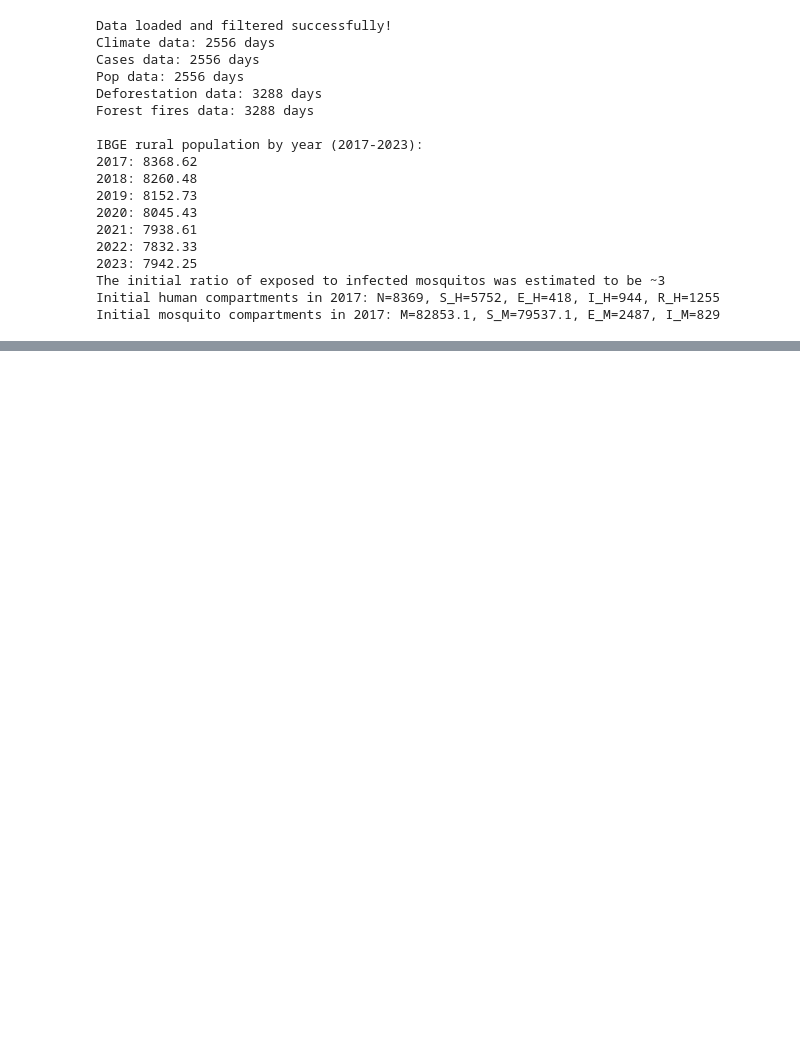
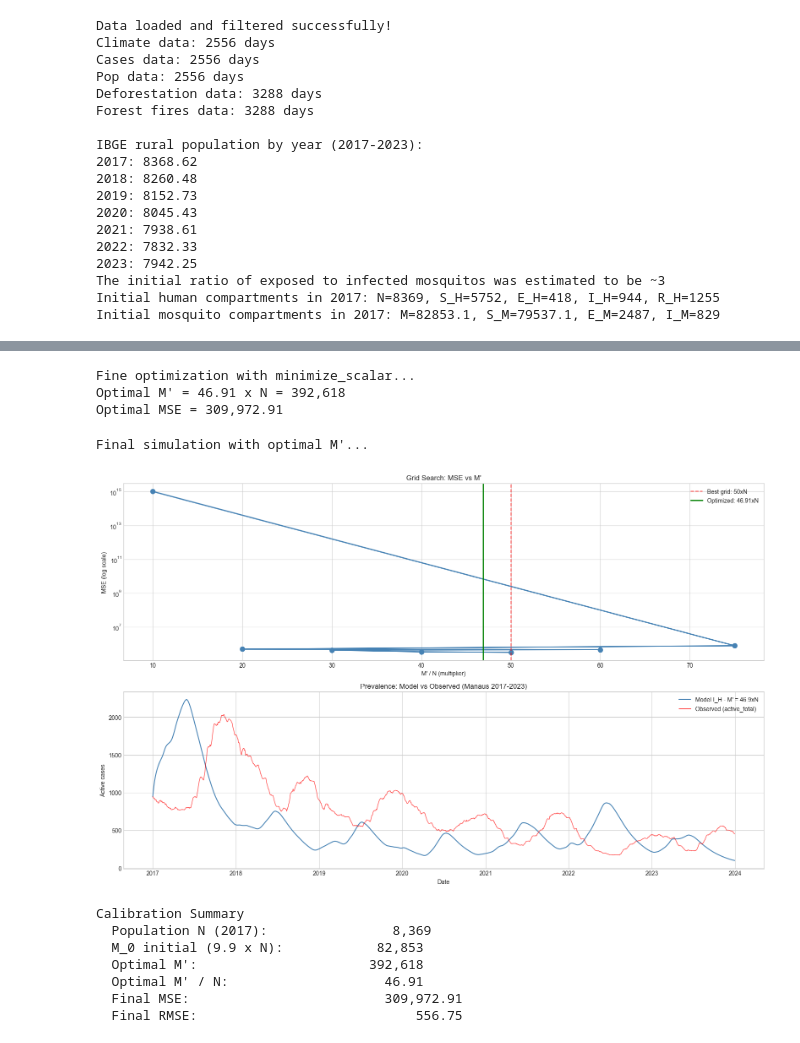
Before and after one commit to RaphaLevy/Study_on_malaria_dynamics_v2, a Jupyter notebook: models/seirs_sei/ode_models/SEIRS_SEI_ODE_Mprime_Calibration.ipynb, the cells around one changed output, grey strips where cells are left out. Drawn from its saved outputs; the diff is of its cells as text; code cells hidden in the pictures; blank space fills up the shorter version.

```diff
--- a/models/seirs_sei/ode_models/SEIRS_SEI_ODE_Mprime_Calibration.ipynb
+++ b/models/seirs_sei/ode_models/SEIRS_SEI_ODE_Mprime_Calibration.ipynb
@@ -513,0 +673,66 @@ plt.show()
+# %%
+print("Fine optimization with minimize_scalar...")
+log_low = np.log(best_mult * 0.3 * N_2017)
+log_high = np.log(best_mult * 3.0 * N_2017)
+result = minimize_scalar(
+    objective_function,
+    bounds=(log_low, log_high),
+    method='bounded',
+    options={'maxiter': 100, 'xatol': 0.01}
+)
+M_prime_optimal = np.exp(result.x)
+optimal_multiplier = M_prime_optimal / N_2017
+print(f"Optimal M' = {optimal_multiplier:.2f} x N = {M_prime_optimal:,.0f}")
+print(f"Optimal MSE = {result.fun:,.2f}")
+# %% [output]
+Fine optimization with minimize_scalar...
+Optimal M' = 46.91 x N = 392,618
+Optimal MSE = 309,972.91
+# %%
+print("Final simulation with optimal M'...")
+dates_opt, IH_opt = run_simulation_with_M(M_prime_optimal)
+
+fig, axes = plt.subplots(2, 1, figsize=(16, 10))
+
+ax1 = axes[0]
+mults = [r[1] for r in grid_results]
+mses = [r[2] for r in grid_results]
+ax1.semilogy(mults, mses, 'o-', color='steelblue', markersize=8, linewidth=2)
+ax1.axvline(best_mult, color='red', linestyle='--', alpha=0.7, label=f'Best grid: {best_mult}xN')
+ax1.axvline(optimal_multiplier, color='green', linestyle='-', linewidth=2,
+            label=f"Optimized: {optimal_multiplier:.2f}xN")
+ax1.set_xlabel("M' / N (multiplier)")
+ax1.set_ylabel("MSE (log scale)")
+ax1.set_title("Grid Search: MSE vs M'")
+ax1.legend()
+
+ax2 = axes[1]
+ax2.plot(pd.to_datetime(dates_opt), IH_opt, color='steelblue',
+         linewidth=1.5, label=f"Model I_H - M' = {optimal_multiplier:.1f}xN")
+ax2.plot(rural_cases_df['date'], rural_cases_df['active_total'], color='red',
+         linewidth=1.0, alpha=0.7, label='Observed (active_total)')
+ax2.set_xlabel('Date')
+ax2.set_ylabel('Active cases')
+ax2.set_title('Prevalence: Model vs Observed (Manaus 2017-2023)')
+ax2.legend()
+
+plt.tight_layout()
+plt.show()
+
+print(f"\nCalibration Summary")
+print(f"  Population N (2017):           {N_2017:>10,}")
+print(f"  M_0 initial (9.9 x N):        {M_0:>10,.0f}")
+print(f"  Optimal M':                   {M_prime_optimal:>10,.0f}")
+print(f"  Optimal M' / N:               {optimal_multiplier:>10.2f}")
+print(f"  Final MSE:                    {result.fun:>15,.2f}")
+print(f"  Final RMSE:                   {np.sqrt(result.fun):>15,.2f}")
+# %% [output]
+Final simulation with optimal M'...
+[figure, added]
+Calibration Summary
+  Population N (2017):                8,369
+  M_0 initial (9.9 x N):            82,853
+  Optimal M':                      392,618
+  Optimal M' / N:                    46.91
+  Final MSE:                         309,972.91
+  Final RMSE:                            556.75
```
Also changed, not shown: parts of 17 cells of this notebook.
